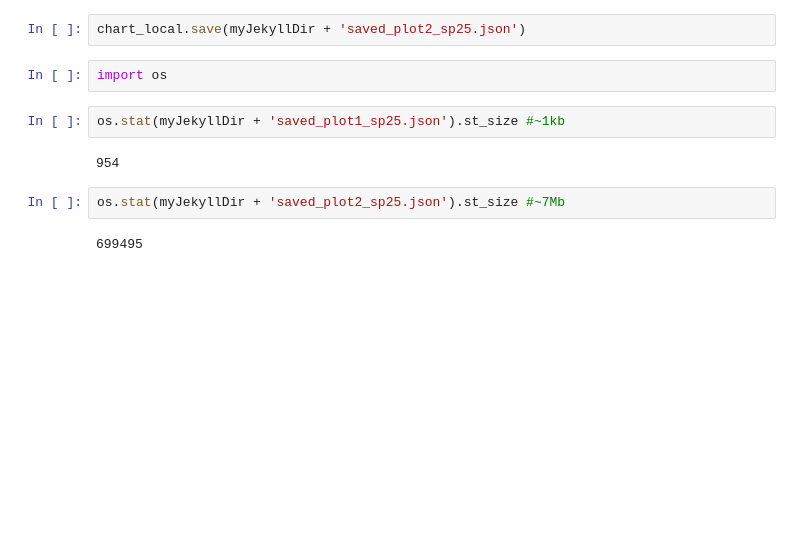
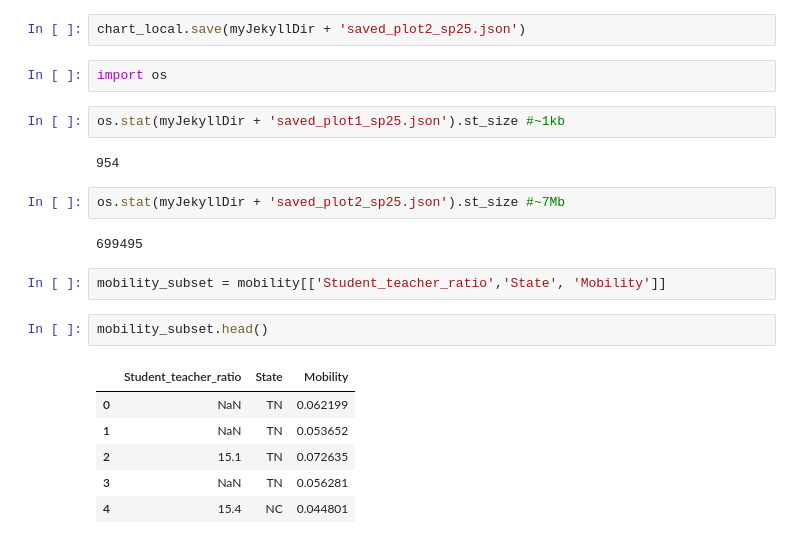
Before and after one commit to UIUC-iSchool-DataViz/is445_obuobg_spring2025, a Jupyter notebook: week11/inClassJekyll/python_notebooks/inClass_week11.ipynb, the cells around one changed output. Cells and saved outputs as stored; diff of their text form; blank space fills up the shorter version.

```diff
--- a/week11/inClassJekyll/python_notebooks/inClass_week11.ipynb
+++ b/week11/inClassJekyll/python_notebooks/inClass_week11.ipynb
@@ -89,3 +89,14 @@ os.stat(myJekyllDir + 'saved_plot1_sp25.json').st_size #~1kb
 os.stat(myJekyllDir + 'saved_plot2_sp25.json').st_size #~7Mb
 # %% [output]
 699495
+# %%
+mobility_subset = mobility[['Student_teacher_ratio','State', 'Mobility']]
+# %%
+mobility_subset.head()
+# %% [output]
+|  | Student_teacher_ratio | State | Mobility |
+| 0 | NaN | TN | 0.062199 |
+| 1 | NaN | TN | 0.053652 |
+| 2 | 15.1 | TN | 0.072635 |
+| 3 | NaN | TN | 0.056281 |
+| 4 | 15.4 | NC | 0.044801 |
```
Also changed, not shown: parts of 3 cells of this notebook.
